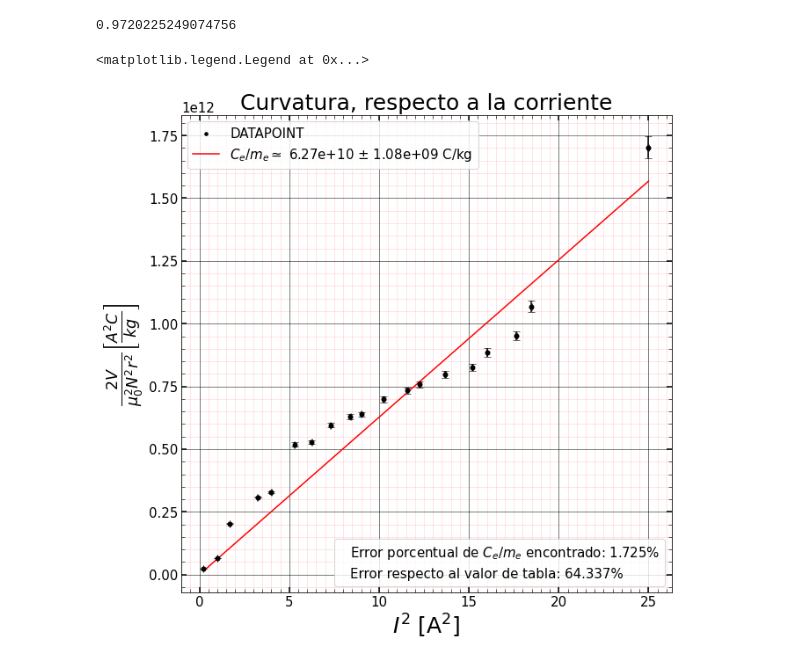
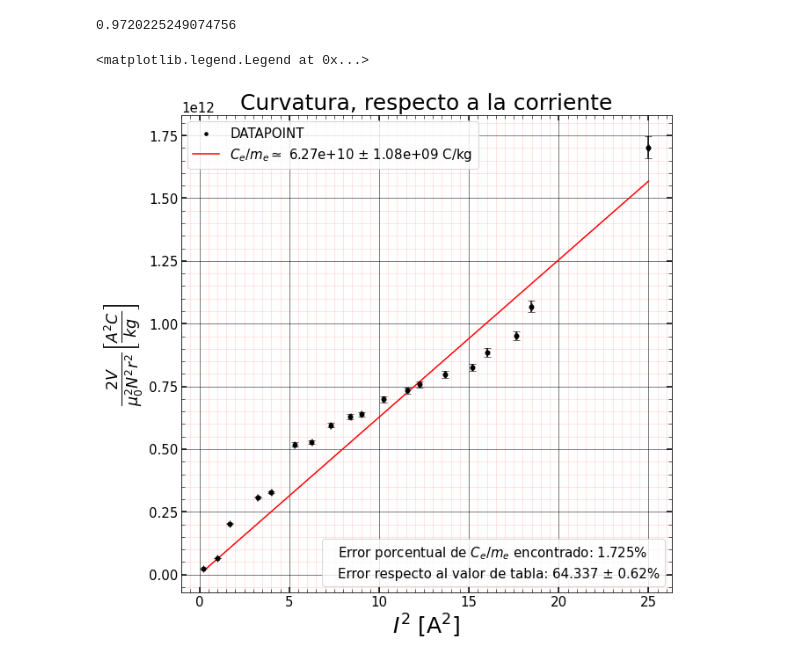
Before and after one commit to ojedarcelo/electrocodigos, a Jupyter notebook: lab3/lab_3_electro.ipynb, the cells around one changed output. Drawn from its saved outputs; the diff is of its cells as text; code cells hidden in the pictures.

```diff
--- a/lab3/lab_3_electro.ipynb
+++ b/lab3/lab_3_electro.ipynb
@@ -252,3 +251,7 @@ chisq_ma = np.sum((datos_obtenidos - datos_modelo_ma)**2/(datos['Radial_Velocity
+# %%
+masa_carga_tabla = (const.e.si / const.m_e.si).value
+err_porcentual_tabla = (np.abs(popt - masa_carga_tabla) * 100) / masa_carga_tabla
+err_err_porcentual_tabla = np.abs((np.abs(popt + err_mc - masa_carga_tabla) * 100) / masa_carga_tabla - err_porcentual_tabla)
 # %%
 residuals = curvatura_observada - curvatura_con_ajuste
 squared_diff = residuals ** 2
@@ -276,32 +279,32 @@ ax1.errorbar(imagenes_data['I^2_A^2'], imagenes_data['curvatura'], xerr = imagen
               fmt = '.', markersize = '10', ecolor = 'Black', color = 'Black',capsize=4, capthick=0.6 )
 ax1.scatter(imagenes_data['I^2_A^2'], imagenes_data['curvatura'], marker=".", s=50, c="black", label='DATAPOINT')
 ax1.plot(imagenes_data['I^2_A^2'], modelo_em(imagenes_data['I^2_A^2'], popt), c='r',label=r'$C_e/m_e \simeq$ {:.2e} ± {:.2e} C/kg'.format(popt[0], err_mc))
 ax1.set_title('Curvatura, respecto a la corriente', fontsize=25)
 ax1.set_ylabel(r'$\frac{2V}{\mu_{0}^{2}N^{2}r^{2}} \left[\frac{A^{2}C}{kg}\right]$', fontsize=25)
 ax1.set_xlabel(r'$I^{2}$ [A$^{2}$]', fontsize=25)
 ax1.yaxis.get_offset_text().set_fontsize(15)
 
 ax1.tick_params(axis='both', labelsize=15, direction='in', right=True, top=True,
               length=6, width=1.5, grid_color='black', grid_alpha=1, grid_linestyle="-",
               grid_linewidth=0.5)
 
 extra_legend_1 = mpatches.Patch(label=r'Error porcentual de $C_e/m_e$ encontrado: {:.3f}%'.format(err_porcentual))
-extra_legend_2 = mpatches.Patch(label=r'Error respecto al valor de tabla: {:.3f}%'.format(err_porcentual_tabla))
+extra_legend_2 = mpatches.Patch(label=r'Error respecto al valor de tabla: {:.3f} ± {:.2f}%'.format(err_porcentual_tabla[0], err_err_porcentual_tabla[0]))
 handles, labels = ax1.get_legend_handles_labels()
 handles.append(extra_legend_1)
 handles.append(extra_legend_2)
 extra_legend = ax1.legend(handles=[extra_legend_1, extra_legend_2], loc='lower right', bbox_to_anchor=(1.0, 0.0), fontsize=15, markerscale=0, handlelength=0)
 extra_legend.legendHandles[0].set_visible(False)
 extra_legend.legendHandles[1].set_visible(False)
 ax1.add_artist(extra_legend)
 
 ax1.xaxis.set_minor_locator(MultipleLocator(0.5))
 ax1.yaxis.set_minor_locator(MultipleLocator(50000000000))
 ax1.tick_params(which='minor', length=4, color='black', direction='in', top=True, right=True,
                 grid_alpha=0.2, grid_linewidth=0.5, grid_linestyle="-",grid_color='r')
 
 ax1.grid(True, which='both')
 ax1.legend(handles=handles, labels=labels, fontsize=15)
 # %% [output]
 <matplotlib.legend.Legend at 0x...>
-[figure, old version]
+[figure, new version]
```
Also changed, not shown: parts of 3 cells of this notebook.
